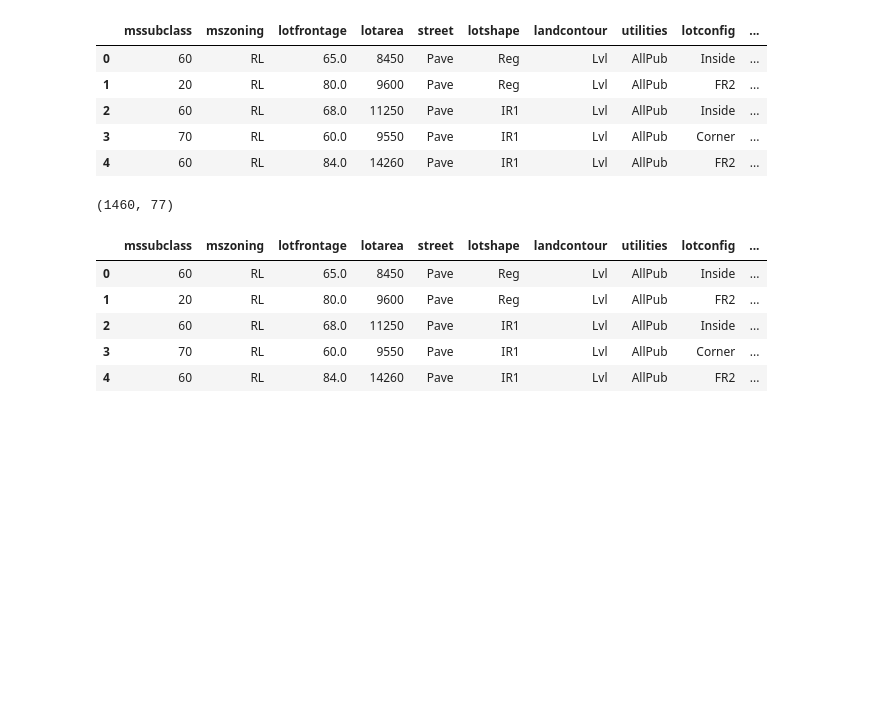
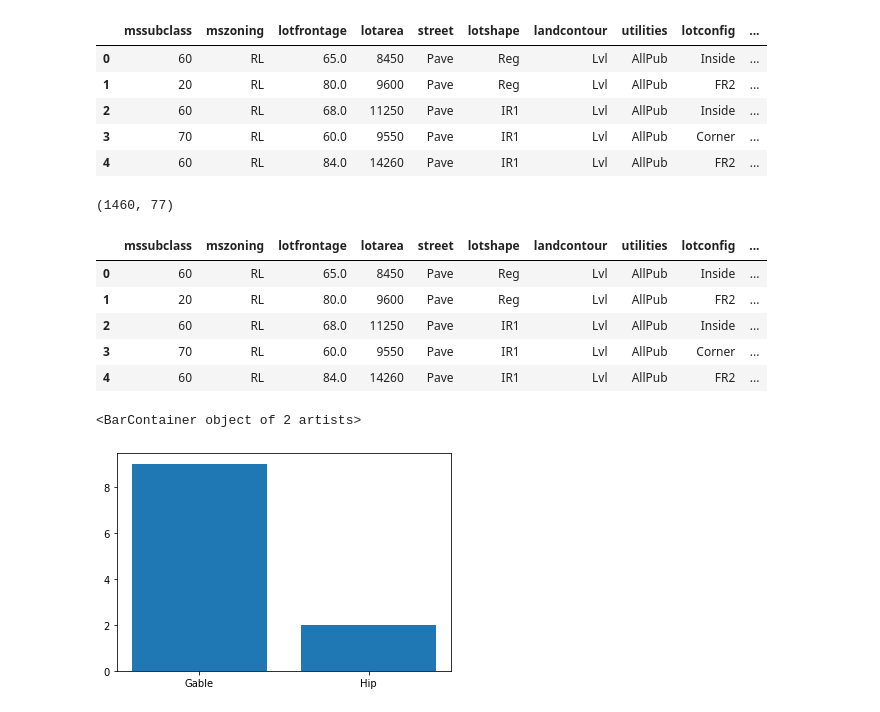
Before and after one commit to tosif91/machine_learning, a Jupyter notebook: basics/EDA_housing.ipynb, the cells around one changed output. Cells and saved outputs as stored; diff of their text form; code cells hidden in the pictures; blank space fills up the shorter version.

Commit message:
added bar plot

```diff
--- a/basics/EDA_housing.ipynb
+++ b/basics/EDA_housing.ipynb
@@ -662,3 +662,9 @@ df.head()
 | 2 | 60 | RL | 68.0 | 11250 | Pave | IR1 | Lvl | AllPub | Inside | ... |
 | 3 | 70 | RL | 60.0 | 9550 | Pave | IR1 | Lvl | AllPub | Corner | ... |
 | 4 | 60 | RL | 84.0 | 14260 | Pave | IR1 | Lvl | AllPub | FR2 | ... |
+# %%
+s_rfs = df.groupby('neighborhood').get_group('Veenker').roofstyle.value_counts()
+plt.bar(x=s_rfs.index,height=s_rfs.values)
+# %% [output]
+<BarContainer object of 2 artists>
+[figure, added]
```
Also changed, not shown: parts of 4 cells of this notebook.
